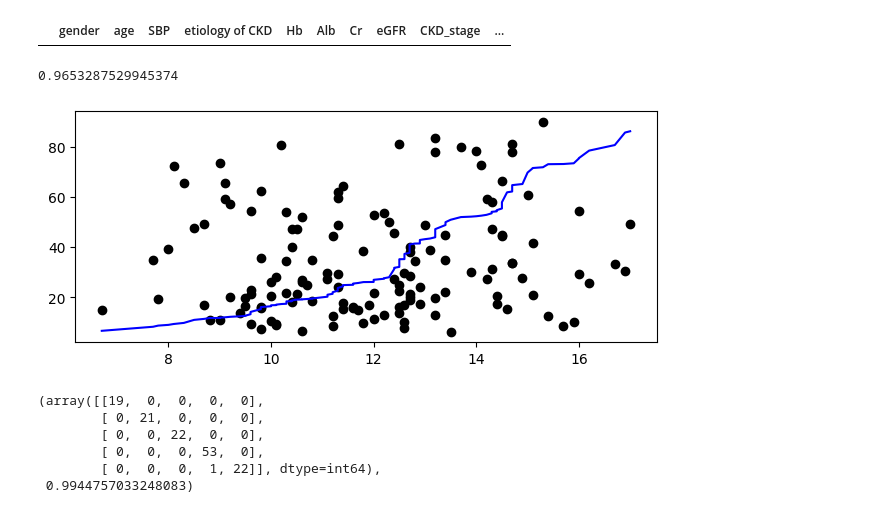
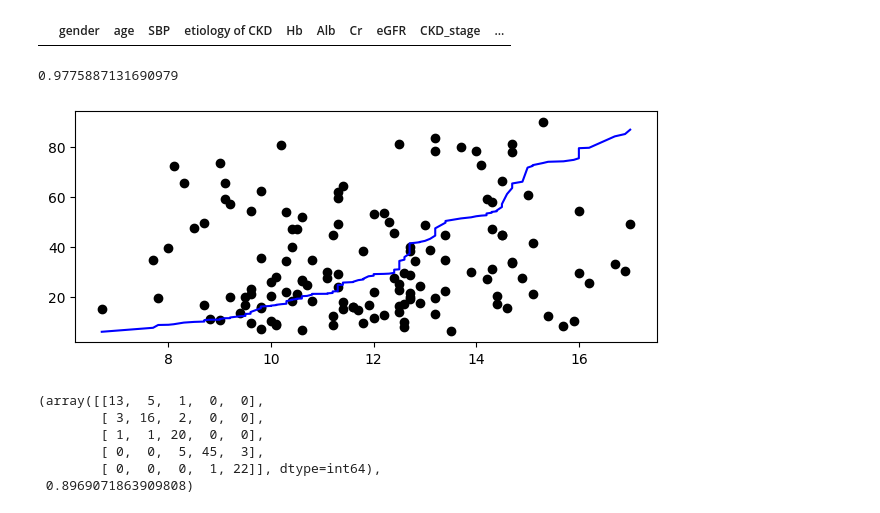
Before and after one commit to TheRidgeSpamss/CKD-ML, a Jupyter notebook: ckd_regression_classification.ipynb, the cells around one changed output. Cells and saved outputs as stored; diff of their text form; code cells hidden in the pictures.

```diff
--- a/ckd_regression_classification.ipynb
+++ b/ckd_regression_classification.ipynb
@@ -63,35 +63,35 @@ filtered_ckd_df[filtered_ckd_df["CKD_stage"] == 1]
 # %%
 #linear regression with xgboosting
 
 from sklearn.metrics import r2_score
 import xgboost as xgb
 
-features = filtered_ckd_df.loc[:, ["Hb", "Alb", "Cr", "CKD_stage", "UPCR", "proteinuria"]]
+features = filtered_ckd_df.loc[:, ["Hb", "Alb", "Cr", "CKD_stage", "UPCR", "proteinuria", "gender"]] #using CKD_stage probably doesn't make sense here
 target = filtered_ckd_df.loc[:, ["eGFR"]]
 reg_X_train, reg_X_test, reg_Y_train, reg_Y_test = train_test_split(features, target, test_size=0.25, random_state = 22)
 
 reg = xgb.XGBRegressor(objective="reg:squarederror")
 reg.fit(reg_X_train, reg_Y_train)
 
 reg_Y_pred = reg.predict(reg_X_test)
 r2_score = r2_score(reg_Y_test, reg_Y_pred)
 
 reg_X_test.sort_values(by=["Hb"], inplace=True)
 reg_Y_pred = np.sort(reg_Y_pred, axis=0)
 fig, ax = plt.subplots(figsize=(7.5,3))
 ax.scatter(reg_X_test.iloc[:, 0], reg_Y_test, color = "black")
 ax.plot(reg_X_test.iloc[:, 0], reg_Y_pred, color = "blue")
 
 r2_score
 # %% [output]
-0.9653287529945374
+0.9775887131690979
-[figure, old version]
+[figure, new version]
 # %%
 #classification
 from sklearn import tree
 from sklearn.metrics import confusion_matrix, roc_auc_score
 
-features = filtered_ckd_df.loc[:, ["Hb", "Alb", "Cr", "eGFR", "UPCR", "proteinuria"]]
+features = filtered_ckd_df.loc[:, ["Hb", "Alb", "Cr", "UPCR", "proteinuria", "gender"]]
 target = filtered_ckd_df.loc[:, ["CKD_stage"]]
 clf_X_train, clf_X_test, clf_Y_train, clf_Y_test = train_test_split(features, target, test_size=0.25, random_state = 22)
 
@@ -106,9 +106,9 @@ clf_roc_auc_score = roc_auc_score(clf_Y_test, clf_Y_pred_proba, multi_class='ovr
 
 clf_confusion_matrix, clf_roc_auc_score
 # %% [output]
-(array([[19,  0,  0,  0,  0],
-        [ 0, 21,  0,  0,  0],
-        [ 0,  0, 22,  0,  0],
-        [ 0,  0,  0, 53,  0],
+(array([[13,  5,  1,  0,  0],
+        [ 3, 16,  2,  0,  0],
+        [ 1,  1, 20,  0,  0],
+        [ 0,  0,  5, 45,  3],
         [ 0,  0,  0,  1, 22]], dtype=int64),
- 0.9944757033248083)
+ 0.8969071863909808)
```
